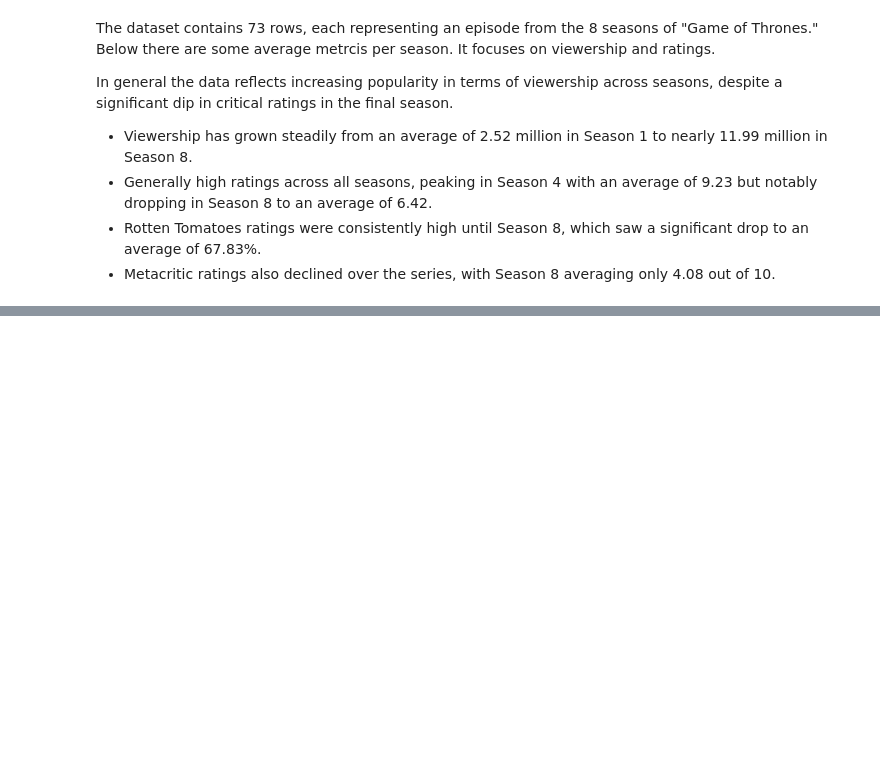
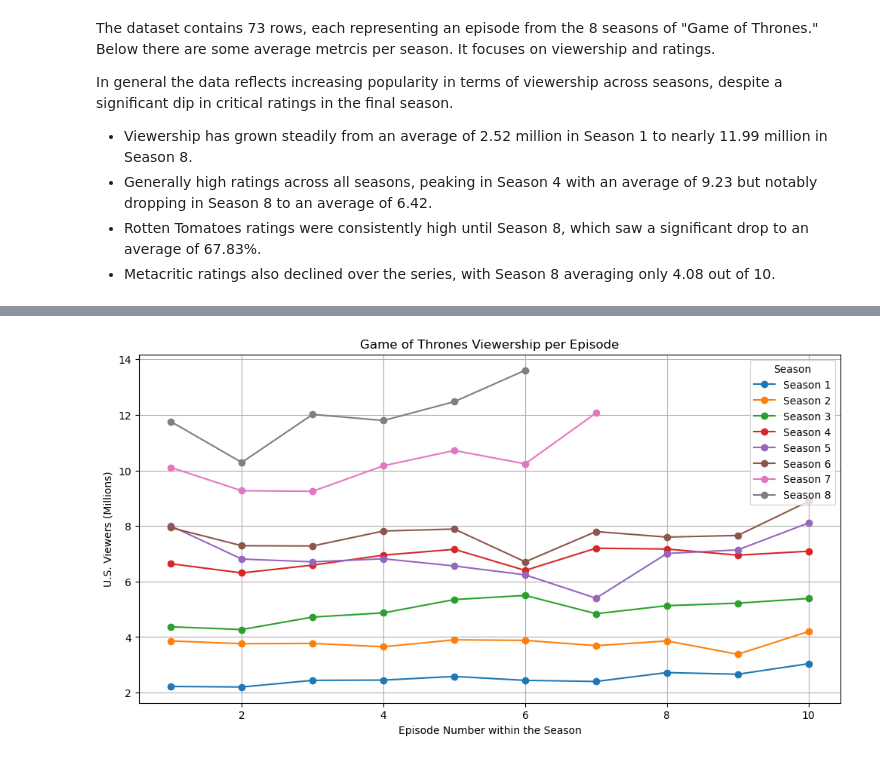
Before and after one commit to oiwanska/RR_Game_of_Thrones, a Jupyter notebook: Game_of_Thrones.ipynb, the cells around one changed output, grey strips where cells are left out. Cells and saved outputs as stored; diff of their text form; code cells hidden in the pictures; blank space fills up the shorter version.

Commit message:
Data visualization and summary

```diff
--- a/Game_of_Thrones.ipynb
+++ b/Game_of_Thrones.ipynb
@@ -52,0 +64,14 @@ summary_table
+# %%
+plt.figure(figsize=(12, 6))
+for season in df['Season'].unique():
+    season_data = df[df['Season'] == season]
+    plt.plot(season_data['No. of Episode (Season)'], season_data['U.S. Viewers (Millions)'], marker='o', label=f'Season {season}')
+
+plt.title('Game of Thrones Viewership per Episode')
+plt.xlabel('Episode Number within the Season')
+plt.ylabel('U.S. Viewers (Millions)')
+plt.legend(title="Season")
+plt.grid(True)
+plt.show()
+# %% [output]
+[figure, added]
```
Also changed, not shown: parts of 9 cells of this notebook.
